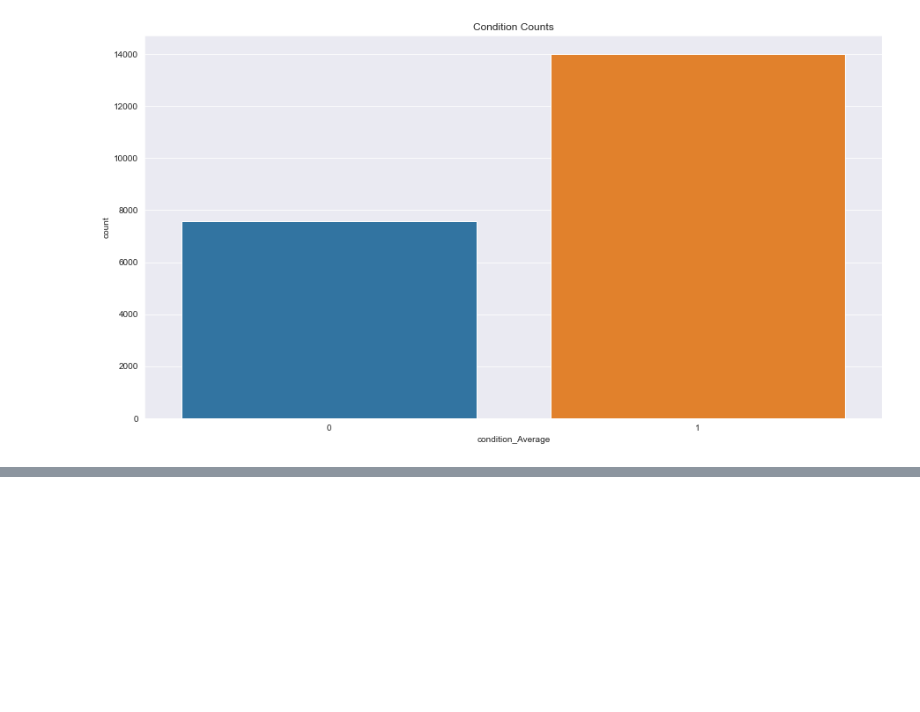
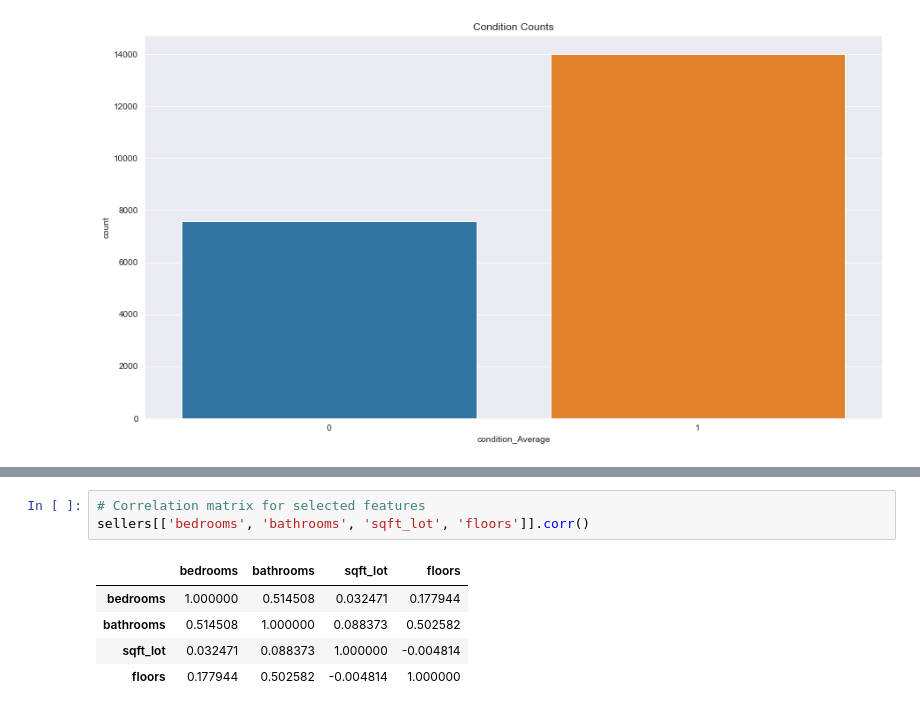
Before and after one commit to EjiKanyi/PPROJECT, a Jupyter notebook: house_set.ipynb, the cells around one changed output, grey strips where cells are left out. Drawn from its saved outputs; the diff is of its cells as text; blank space fills up the shorter version.

```diff
--- a/house_set.ipynb
+++ b/house_set.ipynb
@@ -336,0 +403,9 @@ plt.show()
+# %%
+# Correlation matrix for selected features
+sellers[['bedrooms', 'bathrooms', 'sqft_lot', 'floors']].corr()
+# %% [output]
+|  | bedrooms | bathrooms | sqft_lot | floors |
+| bedrooms | 1.000000 | 0.514508 | 0.032471 | 0.177944 |
+| bathrooms | 0.514508 | 1.000000 | 0.088373 | 0.502582 |
+| sqft_lot | 0.032471 | 0.088373 | 1.000000 | -0.004814 |
+| floors | 0.177944 | 0.502582 | -0.004814 | 1.000000 |
```
Also changed, not shown: parts of 9 cells of this notebook.
